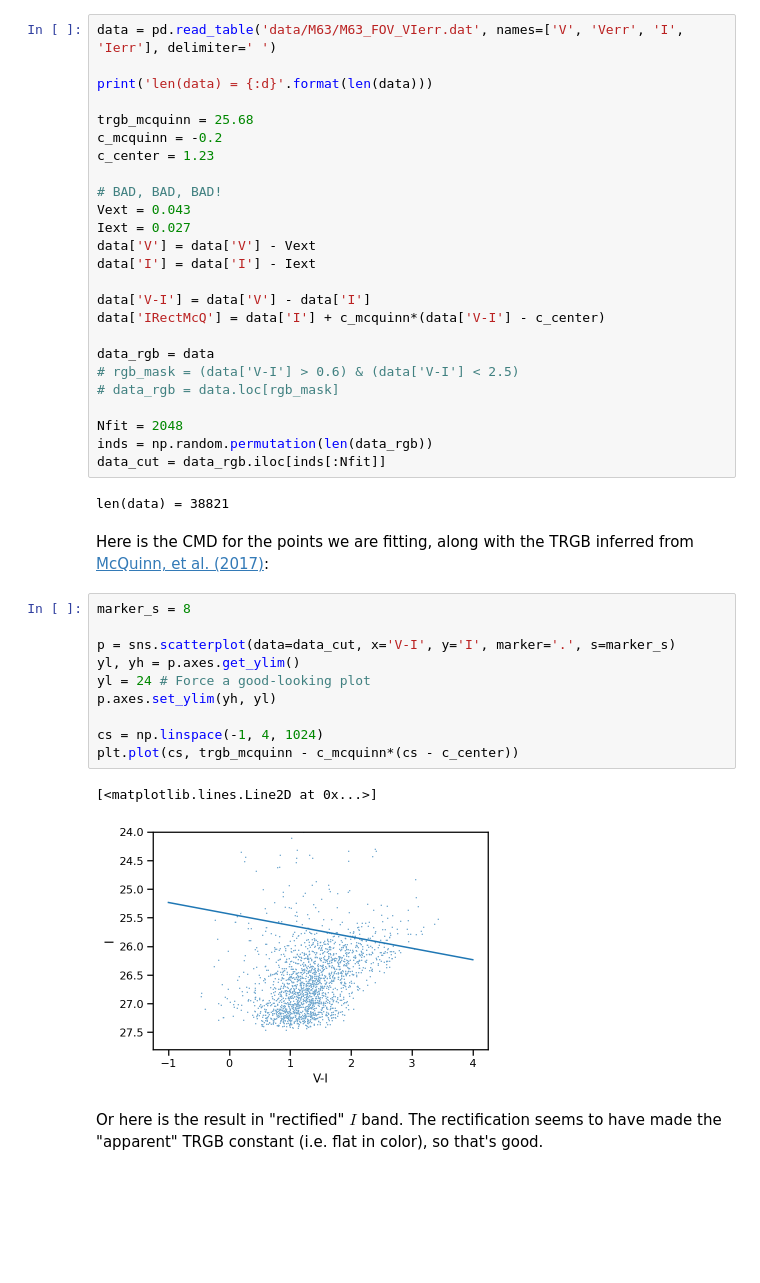
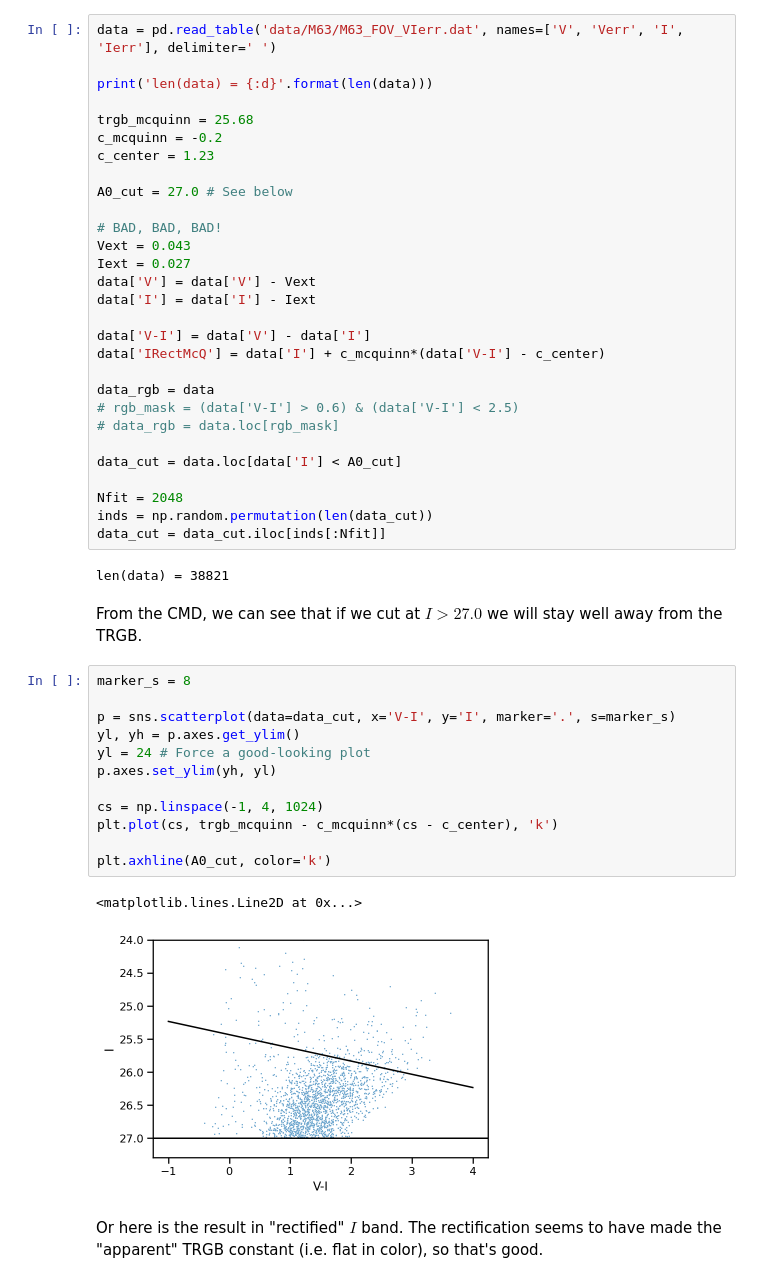
Before and after one commit to farr/EdgePhotometry, a Jupyter notebook: M63.ipynb, the cells around one changed output. Saved outputs shown, nothing was run; the diff lists cells and outputs as text; blank space fills up the shorter version.

```diff
--- a/M63.ipynb
+++ b/M63.ipynb
@@ -24,6 +39,8 @@ print('len(data) = {:d}'.format(len(data)))
 trgb_mcquinn = 25.68
 c_mcquinn = -0.2
 c_center = 1.23
+
+A0_cut = 27.0 # See below
 
 # BAD, BAD, BAD!
 Vext = 0.043
@@ -38,26 +55,30 @@ data_rgb = data
 # rgb_mask = (data['V-I'] > 0.6) & (data['V-I'] < 2.5)
 # data_rgb = data.loc[rgb_mask]
 
+data_cut = data.loc[data['I'] < A0_cut]
+
 Nfit = 2048
-inds = np.random.permutation(len(data_rgb))
-data_cut = data_rgb.iloc[inds[:Nfit]]
+inds = np.random.permutation(len(data_cut))
+data_cut = data_cut.iloc[inds[:Nfit]]
 # %% [output]
 len(data) = 38821
-# %% [markdown]
-Here is the CMD for the points we are fitting, along with the TRGB inferred from [McQuinn, et al. (2017)](https://doi.org/10.3847/1538-3881/aa7aad):
+# %% [markdown]
+From the CMD, we can see that if we cut at $I > 27.0$ we will stay well away from the TRGB.
 # %%
 marker_s = 8
 
 p = sns.scatterplot(data=data_cut, x='V-I', y='I', marker='.', s=marker_s)
 yl, yh = p.axes.get_ylim()
 yl = 24 # Force a good-looking plot
 p.axes.set_ylim(yh, yl)
 
 cs = np.linspace(-1, 4, 1024)
-plt.plot(cs, trgb_mcquinn - c_mcquinn*(cs - c_center))
+plt.plot(cs, trgb_mcquinn - c_mcquinn*(cs - c_center), 'k')
+
+plt.axhline(A0_cut, color='k')
 # %% [output]
-[<matplotlib.lines.Line2D at 0x...>]
+<matplotlib.lines.Line2D at 0x...>
-[figure, old version]
+[figure, new version]
 # %% [markdown]
 Or here is the result in "rectified" $I$ band.  The rectification seems to have made the "apparent" TRGB constant (i.e. flat in color), so that's good.
 # %%
```
Also changed, not shown: parts of 10 cells of this notebook, 3 other files.
